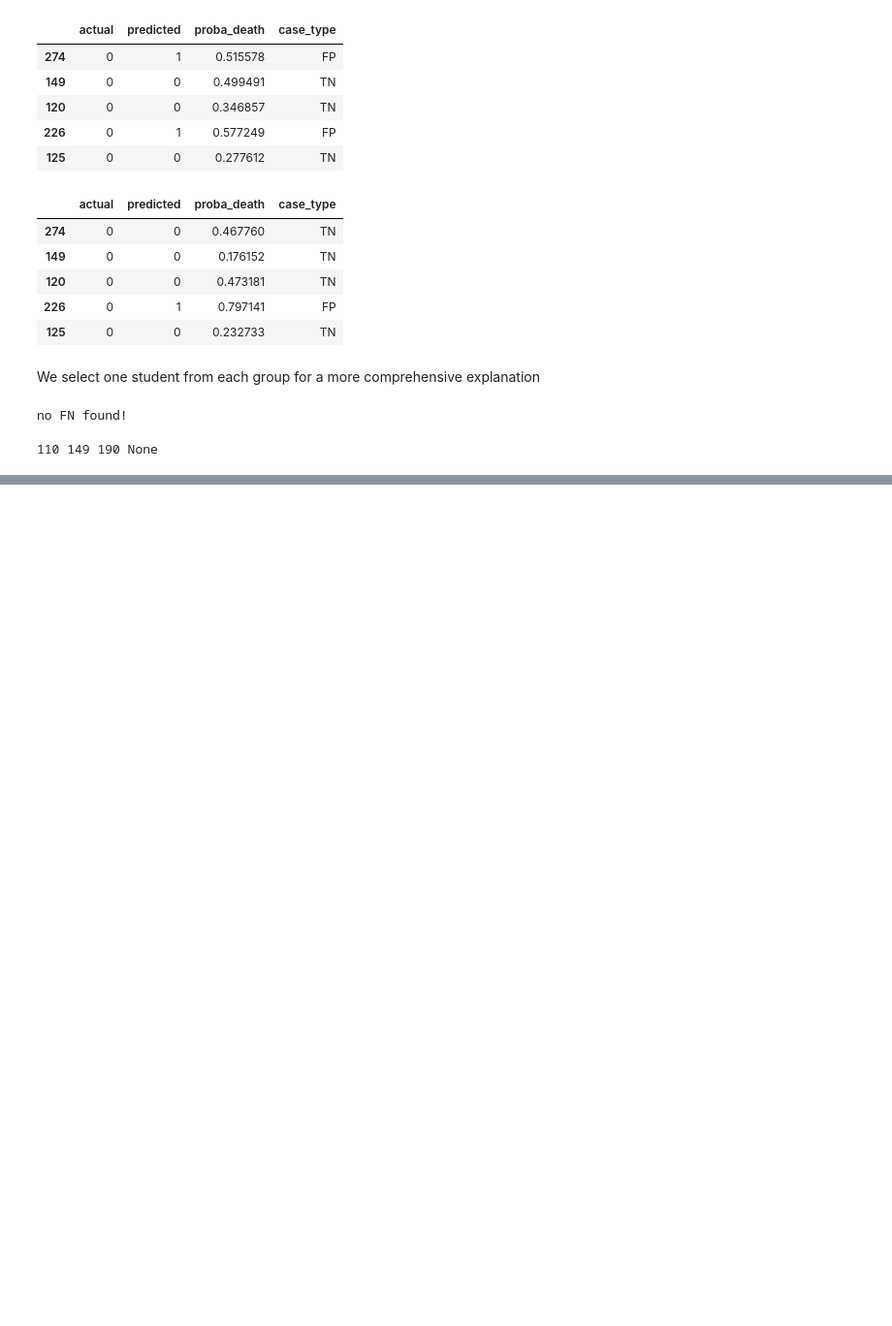
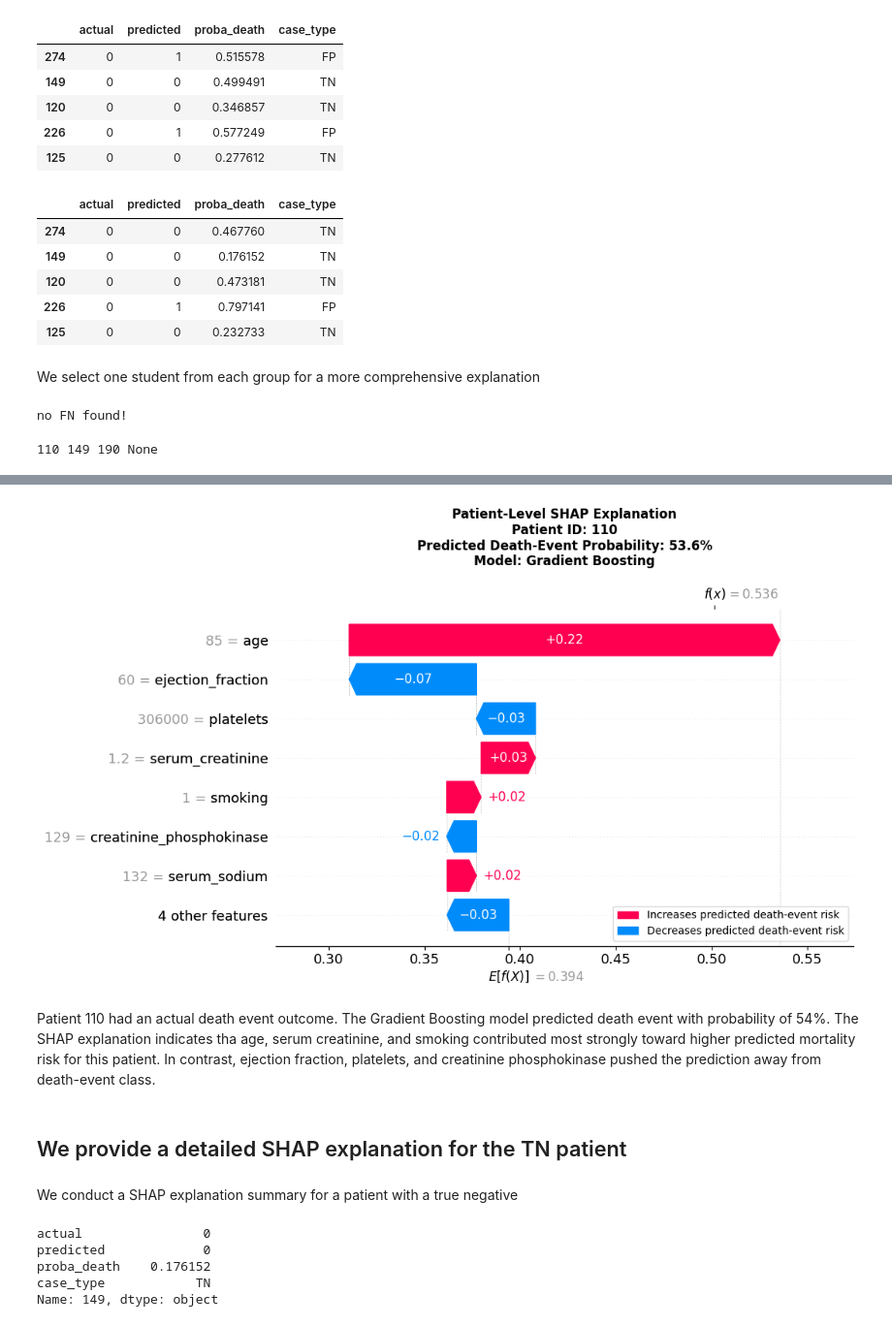
Before and after one commit to kingsleyukandu/heart-failure-survival-risk-analysis, a Jupyter notebook: shap_explanation/shap_explanation.ipynb, the cells around one changed output, grey strips where cells are left out. Shown at 97% size. Cells and saved outputs as stored; diff of their text form; code cells hidden in the pictures; blank space fills up the shorter version.

```diff
--- a/shap_explanation/shap_explanation.ipynb
+++ b/shap_explanation/shap_explanation.ipynb
@@ -412,0 +428,4 @@ print(tp_id, tn_id, fp_id, fn_id)
+# %%
+# Given a known index from the test set, this extraxcts its position in the SHAP object
+def patient_position(patient_id, X_test_df):
+    return X_test_df.index.get_loc(patient_id)
@@ -412,0 +471,58 @@ print(tp_id, tn_id, fp_id, fn_id)
+# %%
+# We plot and save the waterfall plot for patient with patient_id = tp_id
+fig_dir = Path("..")/"figures"
+fig_dir.mkdir(exist_ok=True)
+patient_id = tp_id
+prob_death = gb_result_cases.loc[patient_id, "proba_death"]
+patient_pos = patient_position(patient_id, X_test_gb)
+shap.plots.waterfall(gb_exp_death[patient_pos], max_display=8,show=False)
+fig = plt.gcf()
+fig.set_size_inches(11,6.6)
+ax = plt.gca()
+ax.set_xlim(0.27, 0.62)
+plt.title(f"Patient-Level SHAP Explanation\n"
+          f"Patient ID: {tp_id}\n"
+f"Predicted Death-Event Probability: {prob_death:.1%}\n"
+f"Model: Gradient Boosting", fontsize=12, fontweight="bold", pad=20)
+
+# Manual legend
+red_patch = mpatches.Patch(
+    color="#ff0051",
+    label="Increases predicted death-event risk"
+)
+
+blue_patch = mpatches.Patch(
+    color="#008bfb",
+    label="Decreases predicted death-event risk"
+)
+
+ax.legend(
+    handles=[red_patch, blue_patch],
+    loc="lower right",
+    frameon=True,
+    fontsize=10
+)
+
+plt.tight_layout()
+plt.savefig(fig_dir/"gb_waterfall_true_positive.png", dpi=300, bbox_inches="tight")
+plt.show()
+# %% [output]
+[figure, added]
+# %% [markdown]
+Patient 110 had an actual death event outcome. The Gradient Boosting model predicted death event with probability of 54%.
+The SHAP explanation indicates tha age, serum creatinine, and smoking contributed most strongly toward higher predicted mortality risk for this patient. In contrast, ejection fraction, platelets, and creatinine phosphokinase pushed the prediction away from death-event class.
+# %% [markdown]
+## We provide a detailed SHAP explanation for the TN patient
+# %% [markdown]
+We conduct a SHAP explanation summary for a patient with a true negative
+# %%
+# Detailed gradient boosting model explanation for patient with patient_id = tn_id
+patient_id = tn_id
+patient_pos = patient_position(patient_id, X_test_gb)
+print(gb_result_cases.loc[patient_id])
+# %% [output]
+actual                0
+predicted             0
+proba_death    0.176152
+case_type            TN
+Name: 149, dtype: object
```
Also changed, not shown: parts of 40 cells of this notebook, 8 other files.
